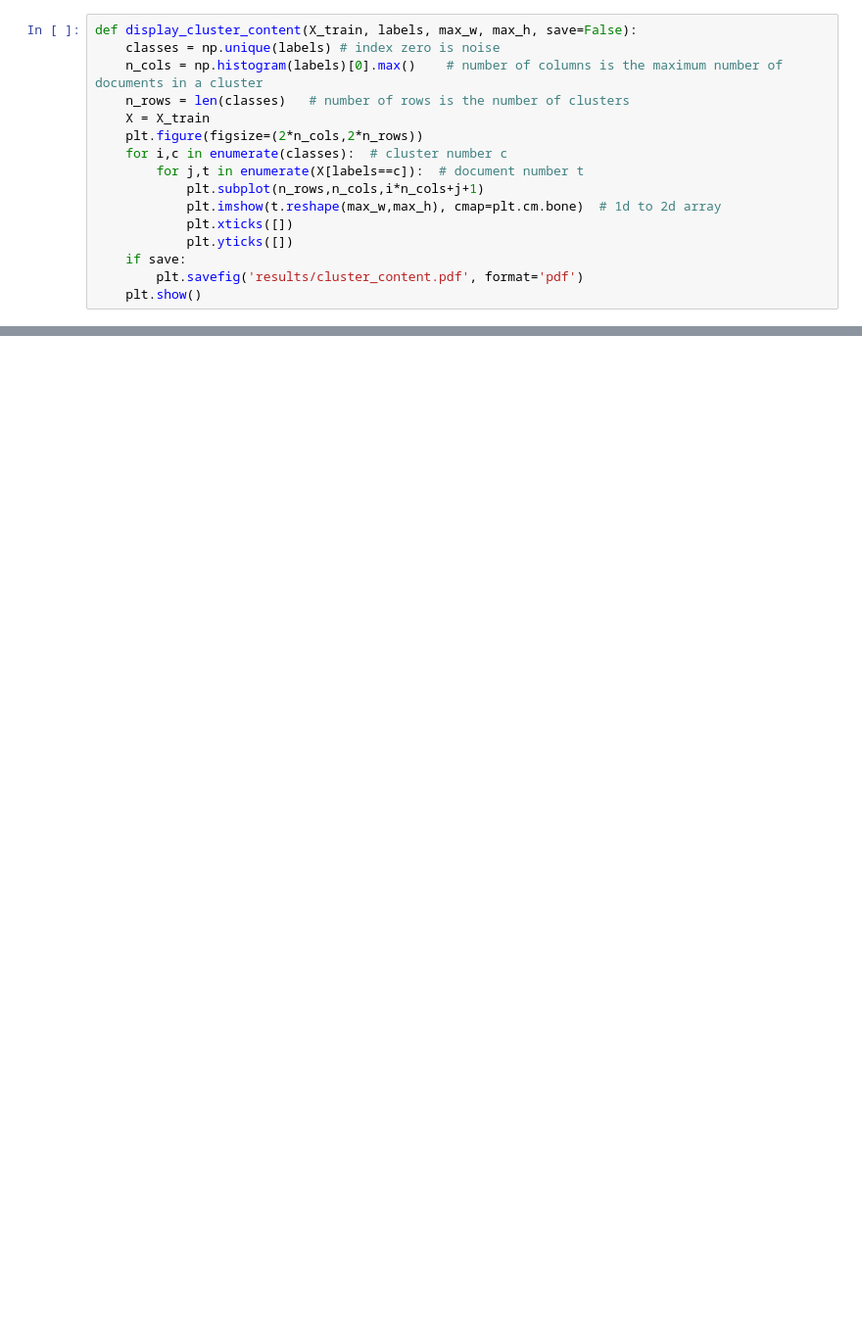
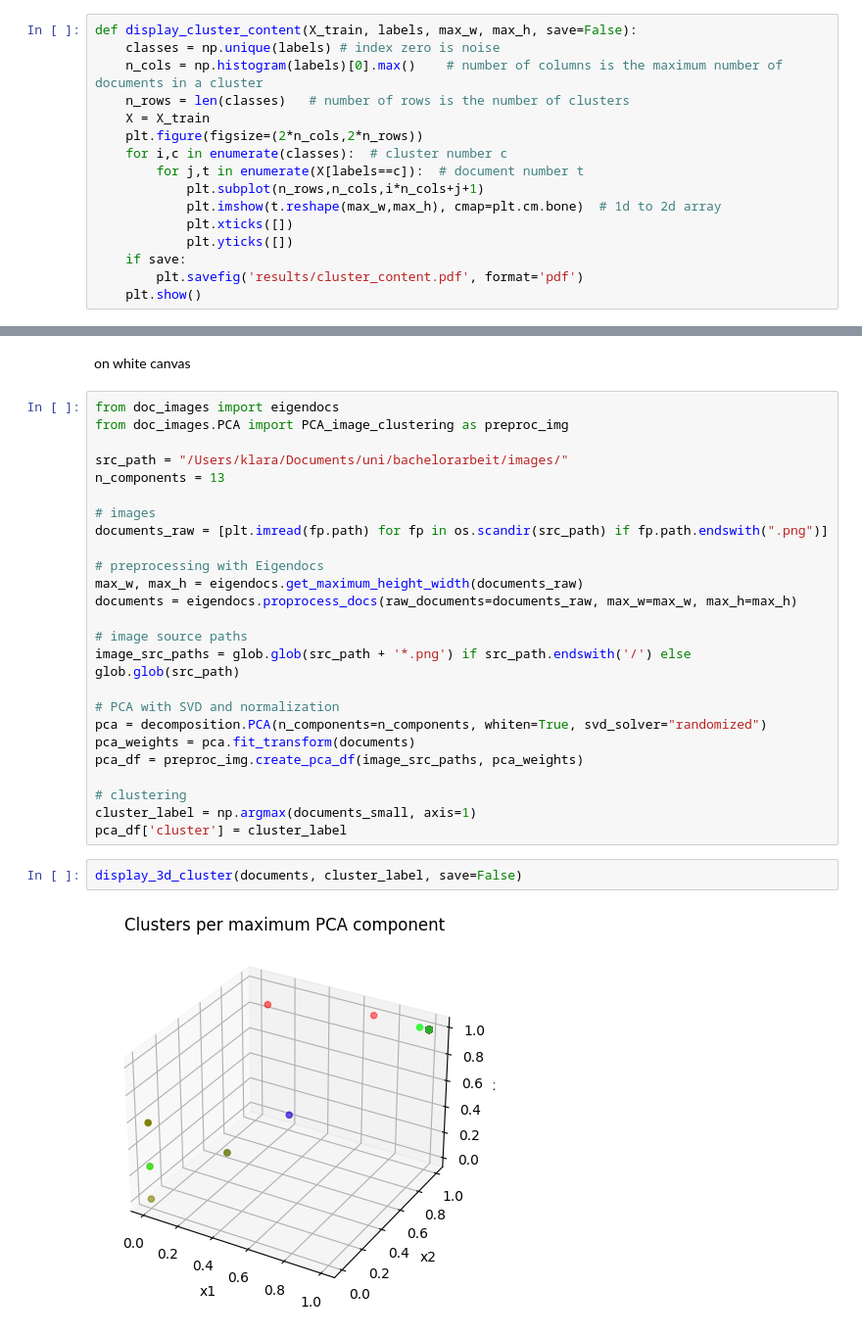
Before and after one commit to KlaraGtknst/topic-analysis-text-data, a Jupyter notebook: image_clustering.ipynb, the cells around one changed output, grey strips where cells are left out. Shown at 98% size. Saved outputs shown, nothing was run; the diff lists cells and outputs as text; blank space fills up the shorter version.

Commit message:
feat: pca argmax cluster on both input image types

```diff
--- a/image_clustering.ipynb
+++ b/image_clustering.ipynb
@@ -627,0 +630,31 @@ display_cluster_content(documents_small_before_PCA, cluster_label, max_w_small,
+# %% [markdown]
+on white canvas
+# %%
+from doc_images import eigendocs
+from doc_images.PCA import PCA_image_clustering as preproc_img
+
+src_path = "/Users/klara/Documents/uni/bachelorarbeit/images/"
+n_components = 13
+
+# images
+documents_raw = [plt.imread(fp.path) for fp in os.scandir(src_path) if fp.path.endswith(".png")]
+
+# preprocessing with Eigendocs
+max_w, max_h = eigendocs.get_maximum_height_width(documents_raw)
+documents = eigendocs.proprocess_docs(raw_documents=documents_raw, max_w=max_w, max_h=max_h)
+
+# image source paths
+image_src_paths = glob.glob(src_path + '*.png') if src_path.endswith('/') else glob.glob(src_path)
+
+# PCA with SVD and normalization
+pca = decomposition.PCA(n_components=n_components, whiten=True, svd_solver="randomized")
+pca_weights = pca.fit_transform(documents)
+pca_df = preproc_img.create_pca_df(image_src_paths, pca_weights)
+
+# clustering
+cluster_label = np.argmax(documents_small, axis=1)
+pca_df['cluster'] = cluster_label
+# %%
+display_3d_cluster(documents, cluster_label, save=False)
+# %% [output]
+[figure, added]
```
Also changed, not shown: parts of 8 cells of this notebook.
